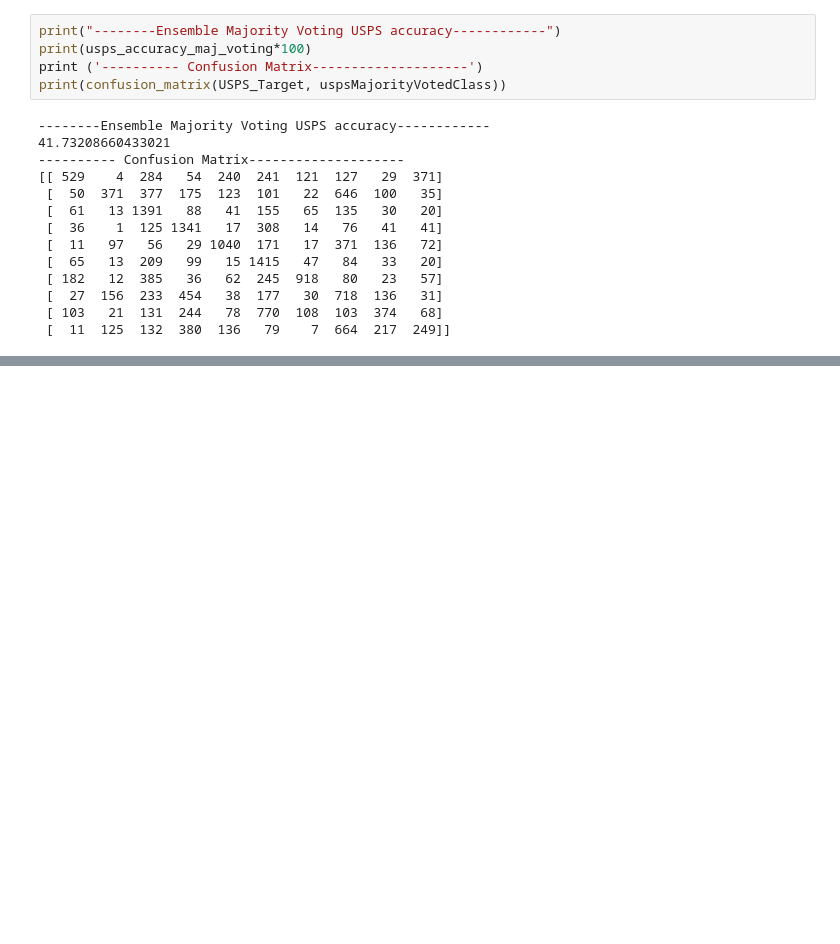
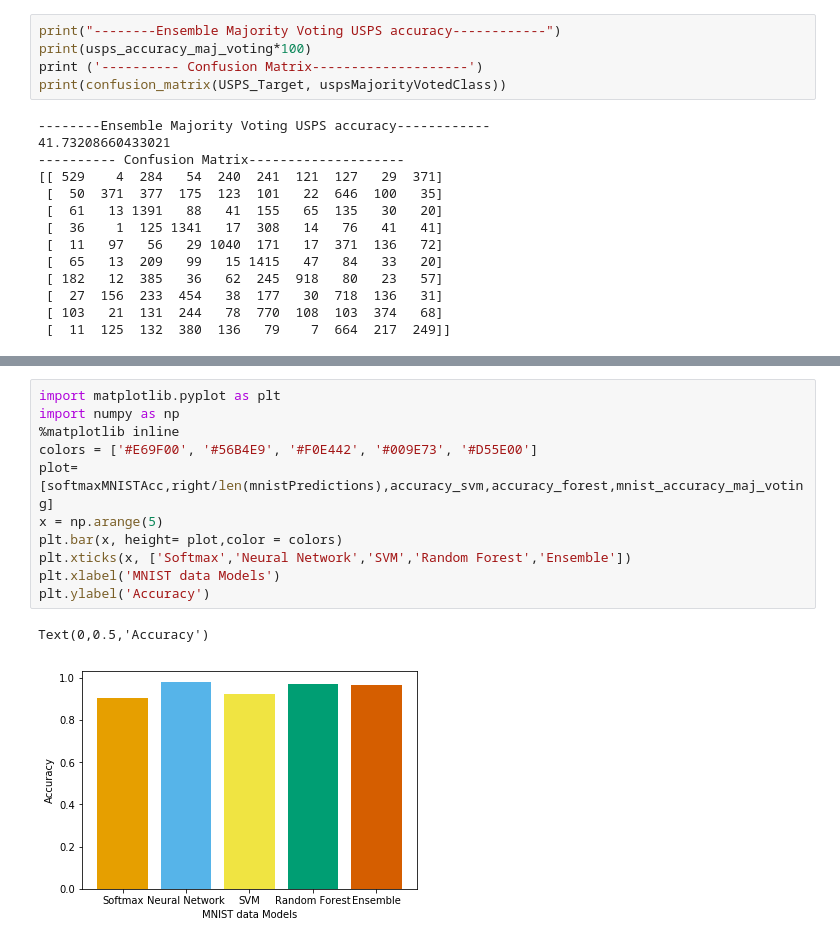
Before and after one commit to apurba5964/Machine-Learning3, a Jupyter notebook: main.ipynb, the cells around one changed output, grey strips where cells are left out. Saved outputs shown, nothing was run; the diff lists cells and outputs as text; blank space fills up the shorter version.

```diff
--- a/main.ipynb
+++ b/main.ipynb
@@ -592,0 +709,14 @@ print(confusion_matrix(USPS_Target, uspsMajorityVotedClass))
+# %%
+import matplotlib.pyplot as plt
+import numpy as np
+%matplotlib inline
+colors = ['#E69F00', '#56B4E9', '#F0E442', '#009E73', '#D55E00']
+plot=[softmaxMNISTAcc,right/len(mnistPredictions),accuracy_svm,accuracy_forest,mnist_accuracy_maj_voting]
+x = np.arange(5)
+plt.bar(x, height= plot,color = colors)
+plt.xticks(x, ['Softmax','Neural Network','SVM','Random Forest','Ensemble'])
+plt.xlabel('MNIST data Models')
+plt.ylabel('Accuracy')
+# %% [output]
+Text(0,0.5,'Accuracy')
+[figure, added]
```
Also changed, not shown: parts of 7 cells of this notebook.
